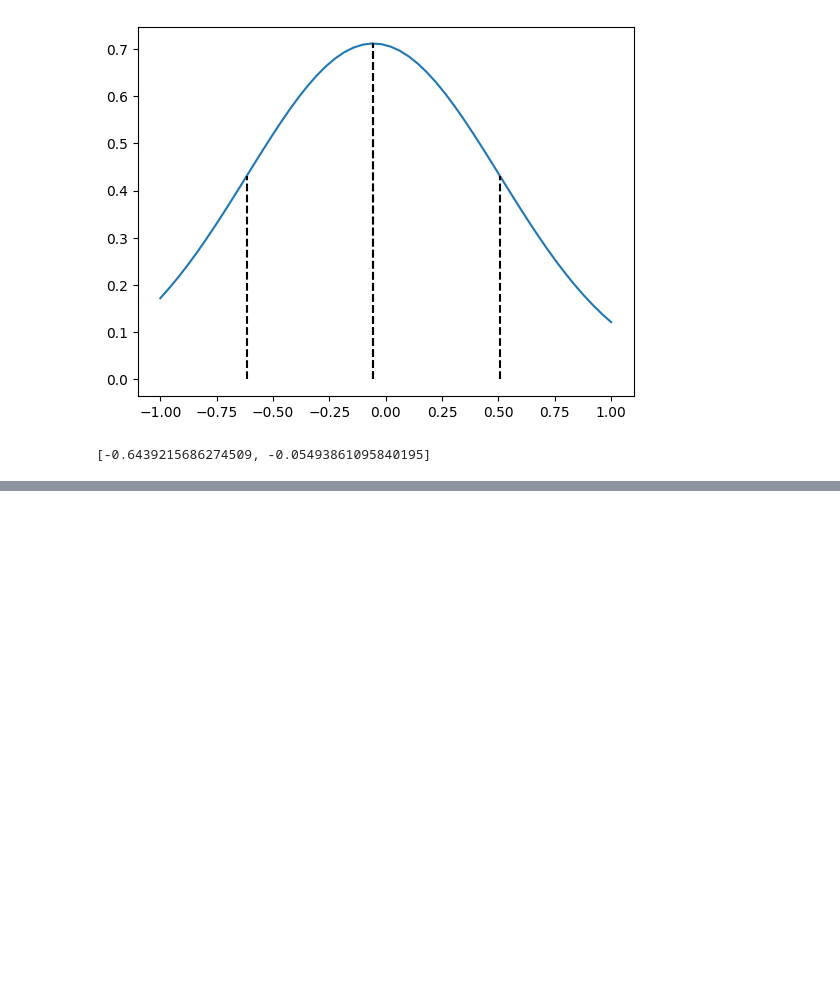
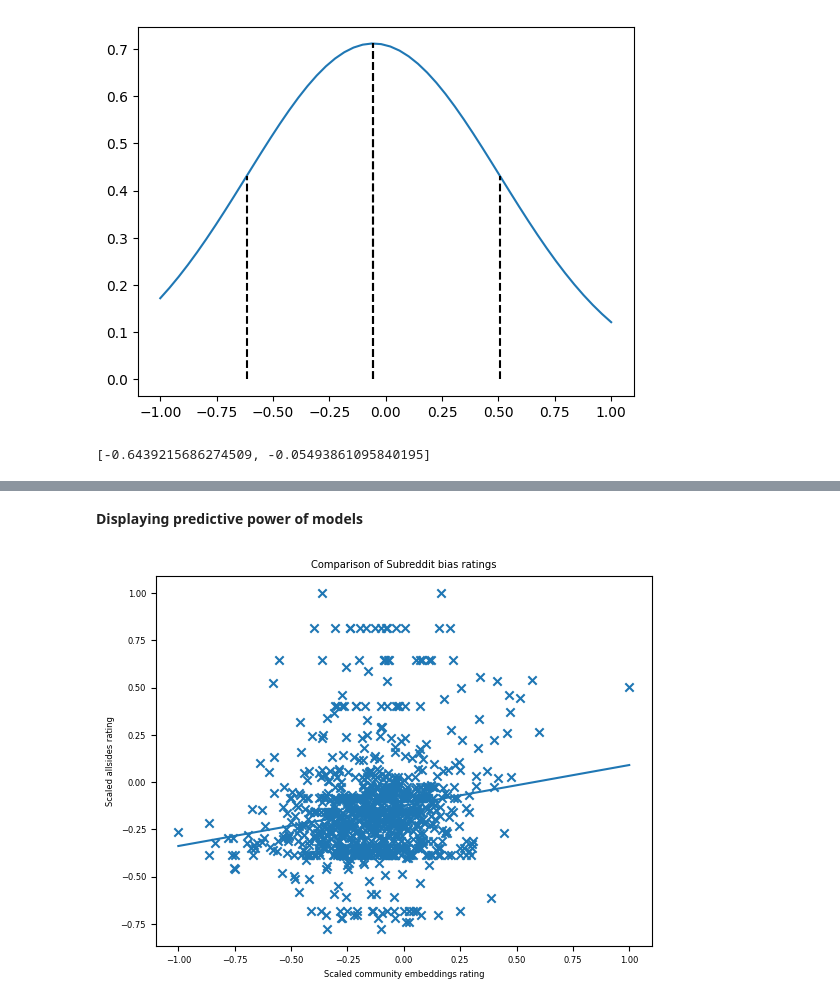
Before and after one commit to EzzeldinIsmail/CSCD25Proj, a Jupyter notebook: src/Project.ipynb, the cells around one changed output, grey strips where cells are left out. Saved outputs shown, nothing was run; the diff lists cells and outputs as text; code cells hidden in the pictures; blank space fills up the shorter version.

```diff
--- a/src/Project.ipynb
+++ b/src/Project.ipynb
@@ -199,0 +219,14 @@ plt.legend()
+# %% [markdown]
+**Displaying predictive power of models**
+# %%
+plt.scatter(subreddits['scaled'], subreddits['scaled rating'], marker='x')
+plt.plot(np.arange(-1, 1.1, .1), LinearRegression().fit(
+    subreddits['scaled'].values.reshape(-1, 1),
+    subreddits['scaled rating'].values.reshape(-1, 1)
+).predict(np.arange(-1, 1.1, .1).reshape(-1, 1)))
+plt.xlabel("Scaled community embeddings rating")
+plt.ylabel("Scaled allsides rating")
+plt.title("Comparison of Subreddit bias ratings")
+plt.savefig("Comparison of Subreddit bias ratings")
+# %% [output]
+[figure, added]
```
Also changed, not shown: parts of 17 cells of this notebook.
